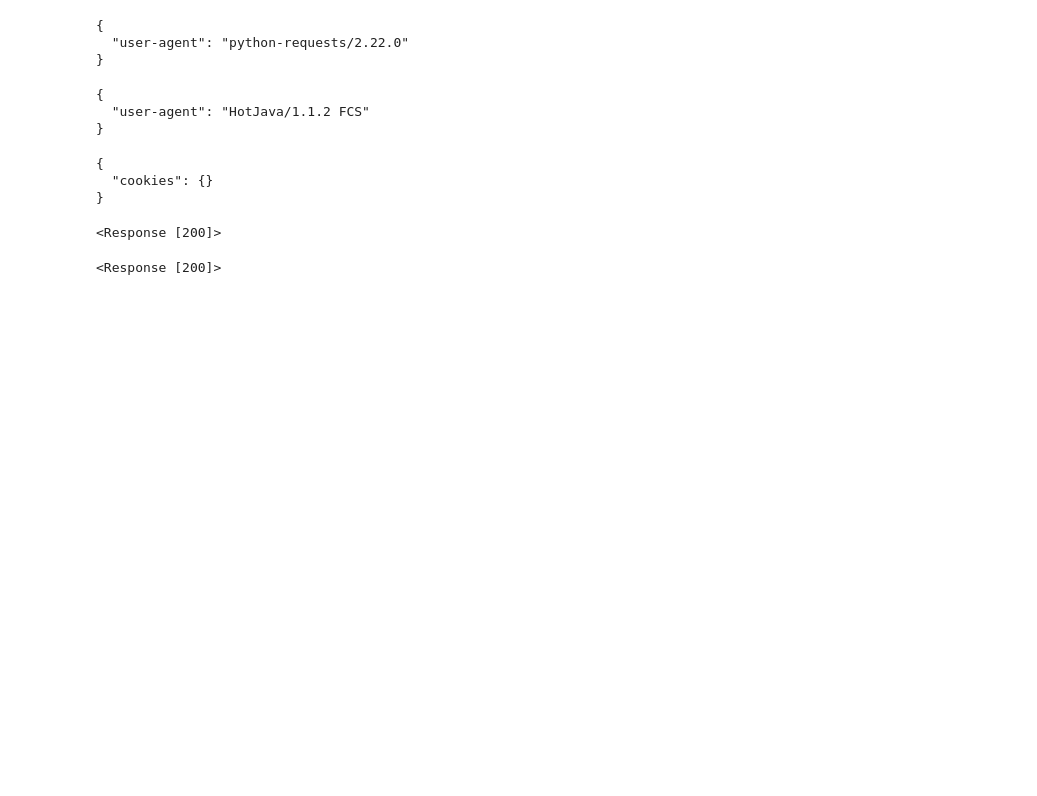
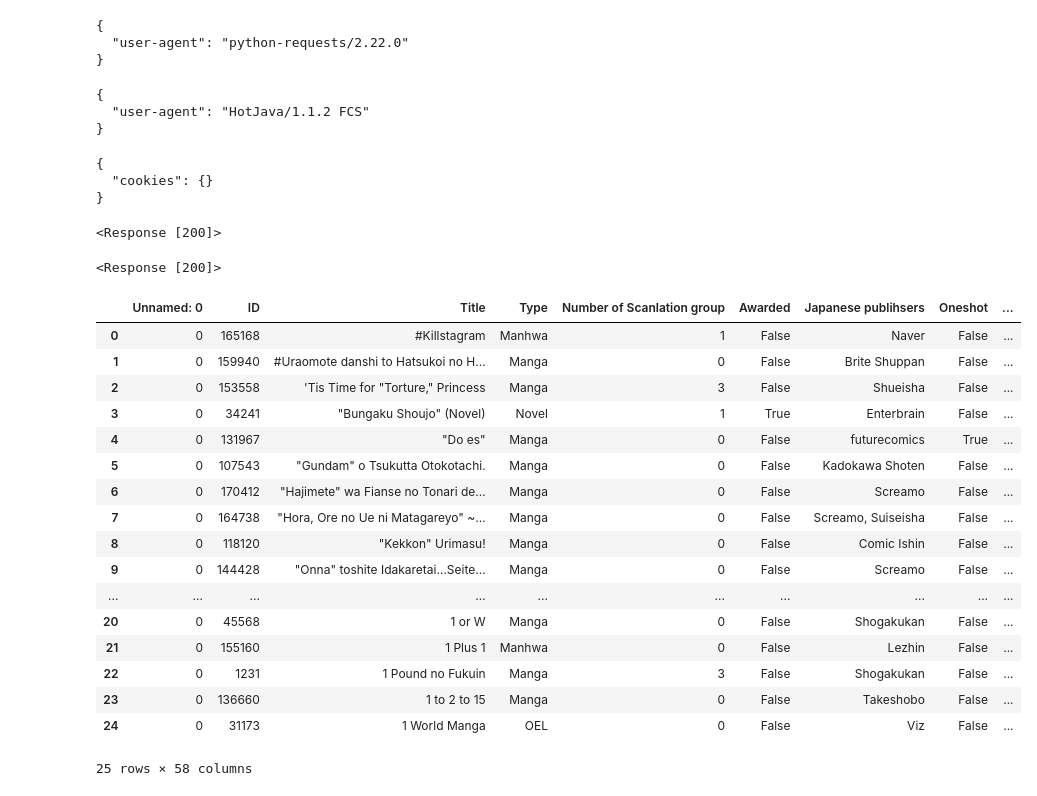
Before and after one commit to haolinh24/MangaUpdates, a Jupyter notebook: MangaUpdate Scrape misc.ipynb, the cells around one changed output. Cells and saved outputs as stored; diff of their text form; code cells hidden in the pictures; blank space fills up the shorter version.

```diff
--- a/MangaUpdate Scrape misc.ipynb
+++ b/MangaUpdate Scrape misc.ipynb
@@ -153,3 +153,25 @@ def myGet(url):
 myGet('https://www.mangaupdates.com/index.html')
 # %% [output]
 <Response [200]>
+# %%
+df_title_test = pd.read_csv('title_license_1.csv')
+df_title_test
+# %% [output]
+|  | Unnamed: 0 | ID | Title | Type | Number of Scanlation group | Awarded | Japanese publihsers | Oneshot | ... |
+| 0 | 0 | 165168 | #Killstagram | Manhwa | 1 | False | Naver | False | ... |
+| 1 | 0 | 159940 | #Uraomote danshi to Hatsukoi no H... | Manga | 0 | False | Brite Shuppan | False | ... |
+| 2 | 0 | 153558 | 'Tis Time for "Torture," Princess | Manga | 3 | False | Shueisha | False | ... |
+| 3 | 0 | 34241 | "Bungaku Shoujo" (Novel) | Novel | 1 | True | Enterbrain | False | ... |
+| 4 | 0 | 131967 | "Do es" | Manga | 0 | False | futurecomics | True | ... |
+| 5 | 0 | 107543 | "Gundam" o Tsukutta Otokotachi. | Manga | 0 | False | Kadokawa Shoten | False | ... |
+| 6 | 0 | 170412 | "Hajimete" wa Fianse no Tonari de... | Manga | 0 | False | Screamo | False | ... |
+| 7 | 0 | 164738 | "Hora, Ore no Ue ni Matagareyo" ~... | Manga | 0 | False | Screamo, Suiseisha | False | ... |
+| 8 | 0 | 118120 | "Kekkon" Urimasu! | Manga | 0 | False | Comic Ishin | False | ... |
+| 9 | 0 | 144428 | "Onna" toshite Idakaretai...Seite... | Manga | 0 | False | Screamo | False | ... |
+| ... | ... | ... | ... | ... | ... | ... | ... | ... | ... |
+| 20 | 0 | 45568 | 1 or W | Manga | 0 | False | Shogakukan | False | ... |
+| 21 | 0 | 155160 | 1 Plus 1 | Manhwa | 0 | False | Lezhin | False | ... |
+| 22 | 0 | 1231 | 1 Pound no Fukuin | Manga | 3 | False | Shogakukan | False | ... |
+| 23 | 0 | 136660 | 1 to 2 to 15 | Manga | 0 | False | Takeshobo | False | ... |
+| 24 | 0 | 31173 | 1 World Manga | OEL | 0 | False | Viz | False | ... |
+25 rows × 58 columns
```
Also changed, not shown: parts of 2 cells of this notebook.
